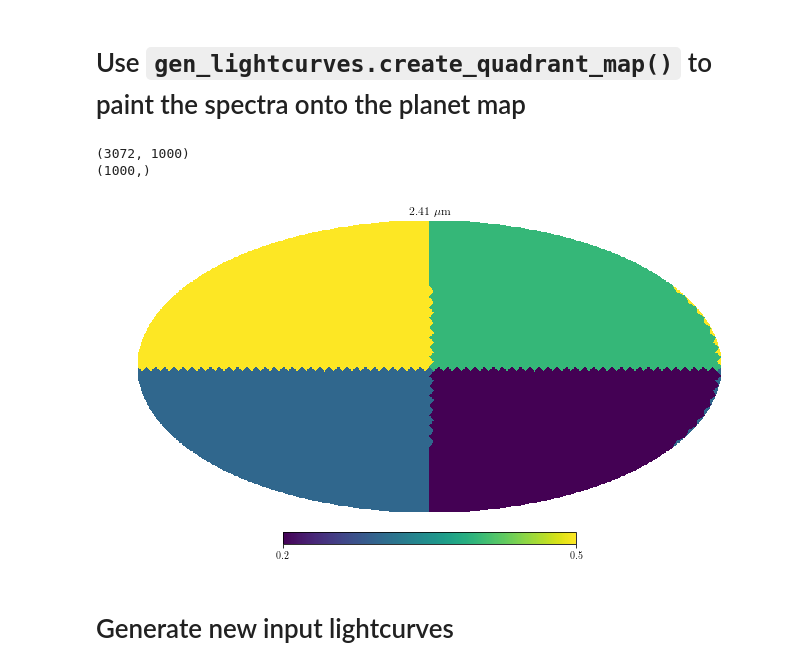
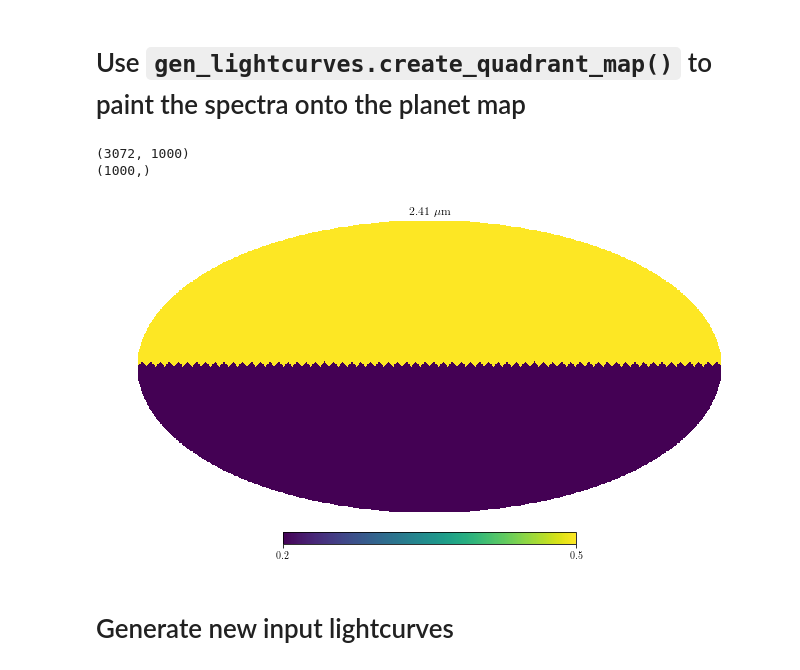
Before and after one commit to multidworlds/eigenspectra, a Jupyter notebook: master_spidermanalltheway.ipynb, the cells around one changed output. Saved outputs shown, nothing was run; the diff lists cells and outputs as text; code cells hidden in the pictures.

```diff
--- a/master_spidermanalltheway.ipynb
+++ b/master_spidermanalltheway.ipynb
@@ -123,14 +123,14 @@ Text(0, 0.5, 'Fp/Fs')
 # %% [markdown]
 # Use `gen_lightcurves.create_quadrant_map()` to paint the spectra onto the planet map
 # %%
-spaxels = gen_lightcurves.create_quadrant_map(f1, f2, f3, f4)
+spaxels = gen_lightcurves.create_quadrant_map(f4, f4, f1, f1)
 print(np.shape(spaxels))#3072
 print(np.shape(f1))
 show_orig_map(lamhr, spaxels);
 # %% [output]
 (3072, 1000)
 (1000,)
-[figure, old version]
+[figure, new version]
 # %% [markdown]
 # Generate new input lightcurves
 # %%
```
Also changed, not shown: parts of 9 cells of this notebook, 1 other file.
